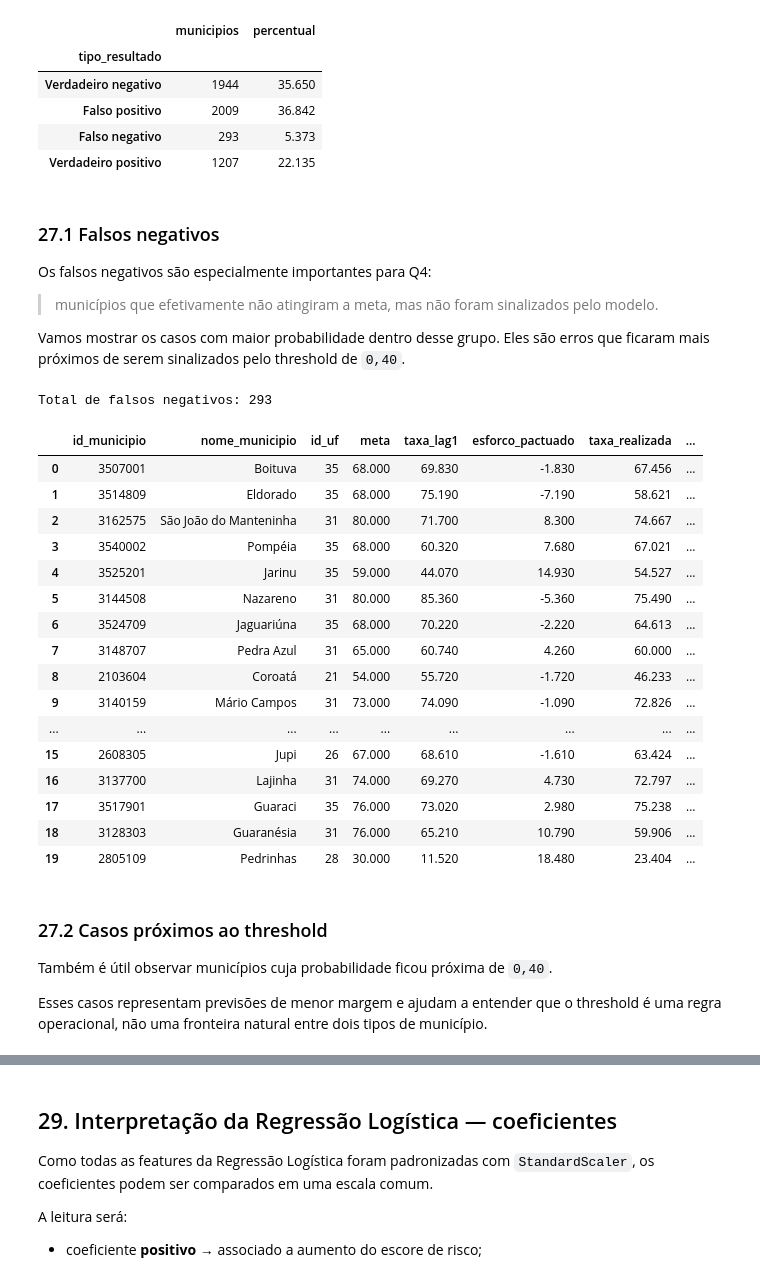
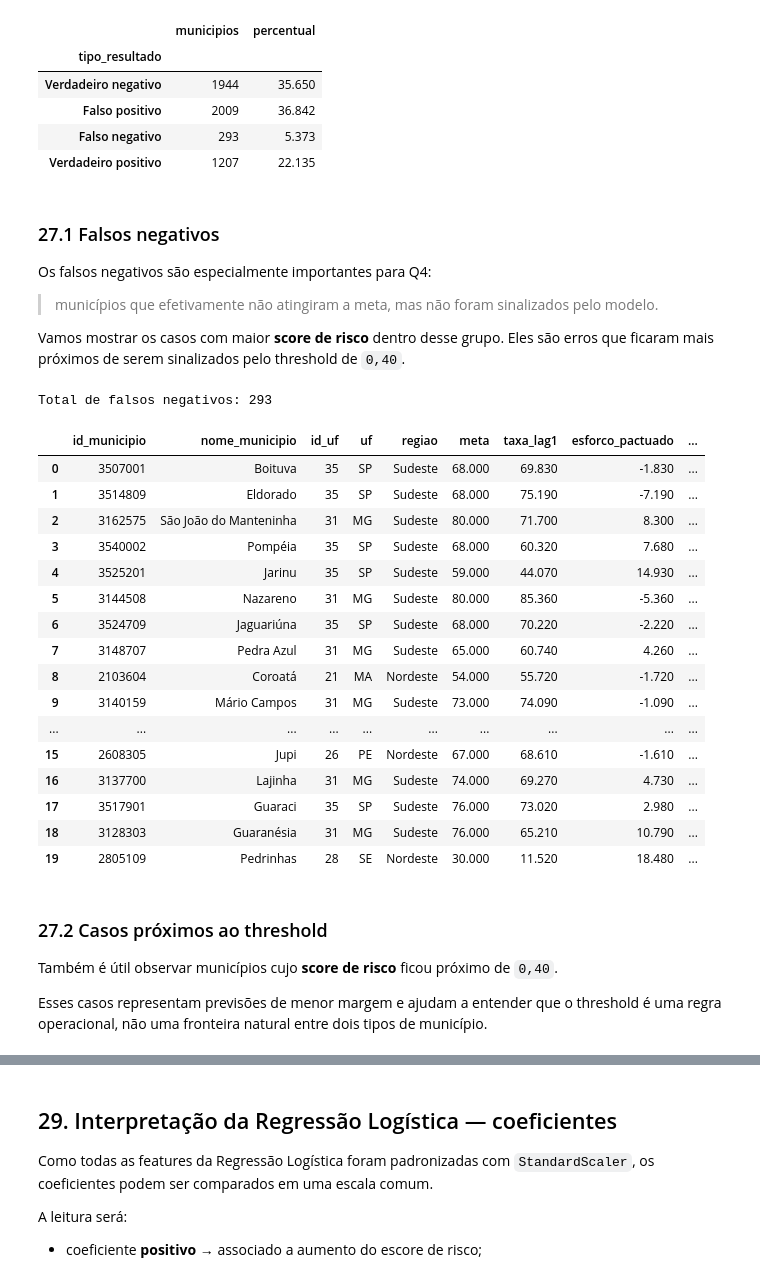
Before and after one commit to matheuscburger/postech-challenge-3, a Jupyter notebook: notebooks/Q4_ML_Classificacao_DMN.ipynb, the cells around one changed output, grey strips where cells are left out. Drawn from its saved outputs; the diff is of its cells as text; code cells hidden in the pictures.

Commit message:
fix: local/colab e markdown desafio3

```diff
--- a/notebooks/Q4_ML_Classificacao_DMN.ipynb
+++ b/notebooks/Q4_ML_Classificacao_DMN.ipynb
@@ -50,3 +57,4 @@ O ano de **2025** será preservado como teste temporal final. Nesta etapa inicia
 # %%
-AMBIENTE_COLAB = False
+# Caso o computador tenho poder de processamento suficiente para a tarefa, troque o valor da variável AMBIENTE_COLAB para False.
+AMBIENTE_COLAB = True
 # %%
@@ -281,19 +445,19 @@ EXCLUIDAS_POLITICA_Q4 = [
 ]
 
 identificadores_presentes = [
-    c for c in IDENTIFICADORES_Q4 if c in dados.columns
+    c for c in IDENTIFICADORES_Q4 if c in dados_q4.columns
 ]
 
 vazamento_presente = [
-    c for c in VAZAMENTO_Q4 if c in dados.columns
+    c for c in VAZAMENTO_Q4 if c in dados_q4.columns
 ]
 
 excluidas_politica_presentes = [
-    c for c in EXCLUIDAS_POLITICA_Q4 if c in dados.columns
+    c for c in EXCLUIDAS_POLITICA_Q4 if c in dados_q4.columns
 ]
 
 FEATURES_CANDIDATAS_Q4 = sorted([
-    c for c in dados.columns
+    c for c in dados_q4.columns
     if c not in set(
         identificadores_presentes
         + vazamento_presente
@@ -1852,7 +2093,9 @@ colunas_chave_2025 = [
     if c in dados_q4_2025.columns
 ]
 
-chaves_q4_2025 = dados_q4_2025[colunas_chave_2025].copy()
+chaves_q4_2025 = adicionar_uf_regiao(
+    dados_q4_2025[colunas_chave_2025].copy()
+)
 
 assert set(dados_q4_2025['ano'].unique()) == {2025}
 assert X_q4_2025.columns.tolist() == X_q4_2024.columns.tolist()
@@ -2254,7 +2739,7 @@ for coluna in [
     if coluna in dados_q4_2025.columns:
         avaliacao_q4_2025[coluna] = dados_q4_2025[coluna]
 
-avaliacao_q4_2025['probabilidade_nao_atingir_meta'] = prob_q4_2025
+avaliacao_q4_2025['score_risco_nao_atingir_meta'] = prob_q4_2025
 avaliacao_q4_2025['classe_prevista'] = pred_q4_2025
 avaliacao_q4_2025['classe_real'] = y_q4_2025.to_numpy()
 
@@ -2326,64 +2811,64 @@ Os falsos negativos são especialmente importantes para Q4:
 
 > municípios que efetivamente não atingiram a meta, mas não foram sinalizados pelo modelo.
 
-Vamos mostrar os casos com maior probabilidade dentro desse grupo. Eles são erros que ficaram mais próximos
-de serem sinalizados pelo threshold de `0,40`.
+Vamos mostrar os casos com maior **score de risco** dentro desse grupo. Eles são erros que ficaram mais próximos de serem sinalizados pelo threshold de `0,40`.
 # %%
 falsos_negativos_q4 = (
     avaliacao_q4_2025.loc[
         avaliacao_q4_2025['tipo_resultado'].eq('Falso negativo')
     ]
     .sort_values(
-        'probabilidade_nao_atingir_meta',
+        'score_risco_nao_atingir_meta',
         ascending=False,
     )
 )
 
 colunas_fn = [
     c for c in [
         'id_municipio',
         'nome_municipio',
         'id_uf',
+        'uf',
+        'regiao',
         'meta',
         'taxa_lag1',
         'esforco_pactuado',
         'taxa_realizada',
-        'probabilidade_nao_atingir_meta',
+        'score_risco_nao_atingir_meta',
     ]
     if c in falsos_negativos_q4.columns
 ]
 
 print(f'Total de falsos negativos: {len(falsos_negativos_q4):,}')
 display(
     falsos_negativos_q4[colunas_fn]
     .head(20)
     .reset_index(drop=True)
 )
 # %% [output]
 Total de falsos negativos: 293
-|  | id_municipio | nome_municipio | id_uf | meta | taxa_lag1 | esforco_pactuado | taxa_realizada | ... |
-| 0 | 3507001 | Boituva | 35 | 68.000 | 69.830 | -1.830 | 67.456 | ... |
-| 1 | 3514809 | Eldorado | 35 | 68.000 | 75.190 | -7.190 | 58.621 | ... |
-| 2 | 3162575 | São João do Manteninha | 31 | 80.000 | 71.700 | 8.300 | 74.667 | ... |
-| 3 | 3540002 | Pompéia | 35 | 68.000 | 60.320 | 7.680 | 67.021 | ... |
-| 4 | 3525201 | Jarinu | 35 | 59.000 | 44.070 | 14.930 | 54.527 | ... |
-| 5 | 3144508 | Nazareno | 31 | 80.000 | 85.360 | -5.360 | 75.490 | ... |
-| 6 | 3524709 | Jaguariúna | 35 | 68.000 | 70.220 | -2.220 | 64.613 | ... |
-| 7 | 3148707 | Pedra Azul | 31 | 65.000 | 60.740 | 4.260 | 60.000 | ... |
-| 8 | 2103604 | Coroatá | 21 | 54.000 | 55.720 | -1.720 | 46.233 | ... |
-| 9 | 3140159 | Mário Campos | 31 | 73.000 | 74.090 | -1.090 | 72.826 | ... |
-| ... | ... | ... | ... | ... | ... | ... | ... | ... |
-| 15 | 2608305 | Jupi | 26 | 67.000 | 68.610 | -1.610 | 63.424 | ... |
-| 16 | 3137700 | Lajinha | 31 | 74.000 | 69.270 | 4.730 | 72.797 | ... |
-| 17 | 3517901 | Guaraci | 35 | 76.000 | 73.020 | 2.980 | 75.238 | ... |
-| 18 | 3128303 | Guaranésia | 31 | 76.000 | 65.210 | 10.790 | 59.906 | ... |
-| 19 | 2805109 | Pedrinhas | 28 | 30.000 | 11.520 | 18.480 | 23.404 | ... |
+|  | id_municipio | nome_municipio | id_uf | uf | regiao | meta | taxa_lag1 | esforco_pactuado | ... |
+| 0 | 3507001 | Boituva | 35 | SP | Sudeste | 68.000 | 69.830 | -1.830 | ... |
+| 1 | 3514809 | Eldorado | 35 | SP | Sudeste | 68.000 | 75.190 | -7.190 | ... |
+| 2 | 3162575 | São João do Manteninha | 31 | MG | Sudeste | 80.000 | 71.700 | 8.300 | ... |
+| 3 | 3540002 | Pompéia | 35 | SP | Sudeste | 68.000 | 60.320 | 7.680 | ... |
+| 4 | 3525201 | Jarinu | 35 | SP | Sudeste | 59.000 | 44.070 | 14.930 | ... |
+| 5 | 3144508 | Nazareno | 31 | MG | Sudeste | 80.000 | 85.360 | -5.360 | ... |
+| 6 | 3524709 | Jaguariúna | 35 | SP | Sudeste | 68.000 | 70.220 | -2.220 | ... |
+| 7 | 3148707 | Pedra Azul | 31 | MG | Sudeste | 65.000 | 60.740 | 4.260 | ... |
+| 8 | 2103604 | Coroatá | 21 | MA | Nordeste | 54.000 | 55.720 | -1.720 | ... |
+| 9 | 3140159 | Mário Campos | 31 | MG | Sudeste | 73.000 | 74.090 | -1.090 | ... |
+| ... | ... | ... | ... | ... | ... | ... | ... | ... | ... |
+| 15 | 2608305 | Jupi | 26 | PE | Nordeste | 67.000 | 68.610 | -1.610 | ... |
+| 16 | 3137700 | Lajinha | 31 | MG | Sudeste | 74.000 | 69.270 | 4.730 | ... |
+| 17 | 3517901 | Guaraci | 35 | SP | Sudeste | 76.000 | 73.020 | 2.980 | ... |
+| 18 | 3128303 | Guaranésia | 31 | MG | Sudeste | 76.000 | 65.210 | 10.790 | ... |
+| 19 | 2805109 | Pedrinhas | 28 | SE | Nordeste | 30.000 | 11.520 | 18.480 | ... |
 # %% [markdown]
 ### 27.2 Casos próximos ao threshold
 
-Também é útil observar municípios cuja probabilidade ficou próxima de `0,40`.
+Também é útil observar municípios cujo **score de risco** ficou próximo de `0,40`.
 
-Esses casos representam previsões de menor margem e ajudam a entender que o threshold é uma regra operacional,
-não uma fronteira natural entre dois tipos de município.
+Esses casos representam previsões de menor margem e ajudam a entender que o threshold é uma regra operacional, não uma fronteira natural entre dois tipos de município.
 # %%
 avaliacao_q4_2025['distancia_ate_threshold'] = (
```
Also changed, not shown: parts of 68 cells of this notebook, 6 other files.
